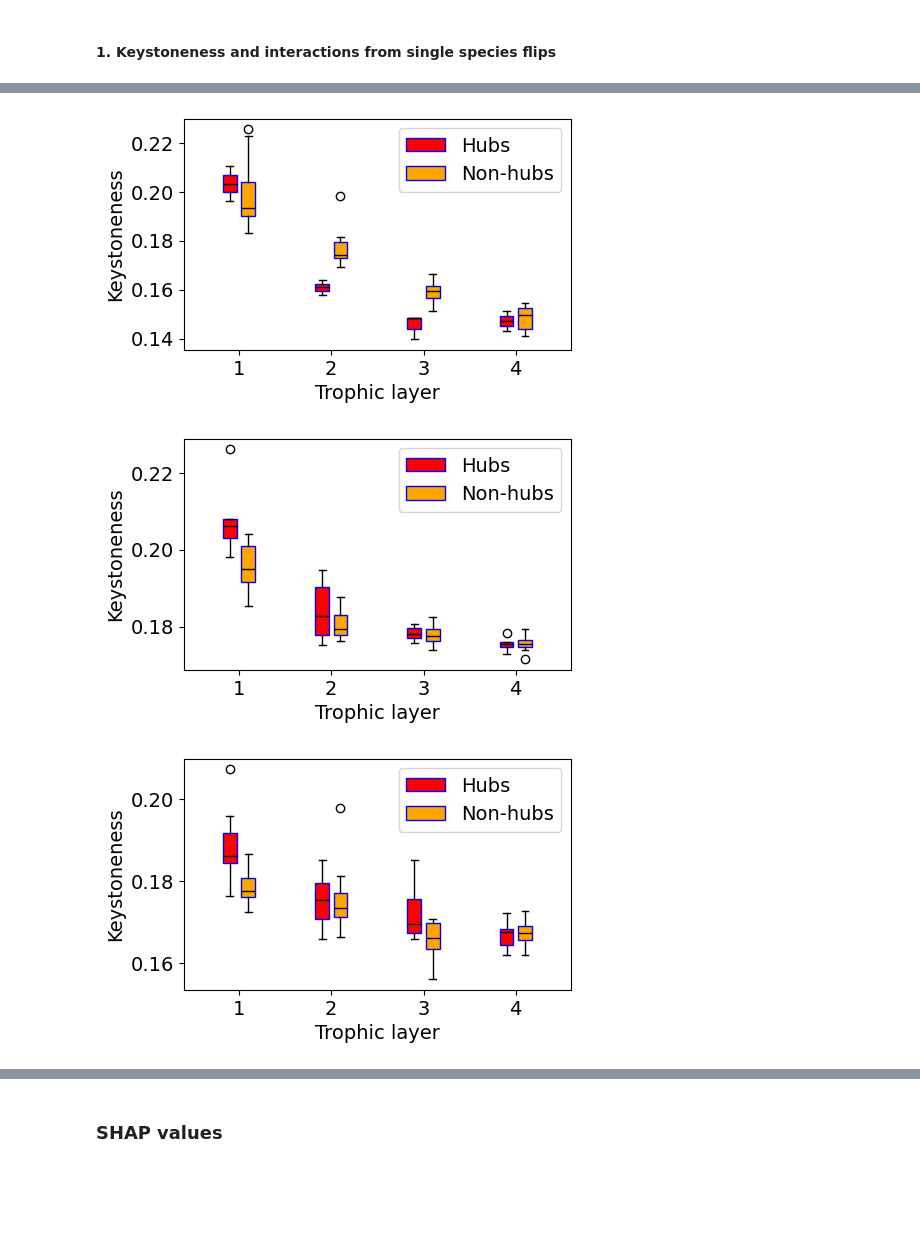
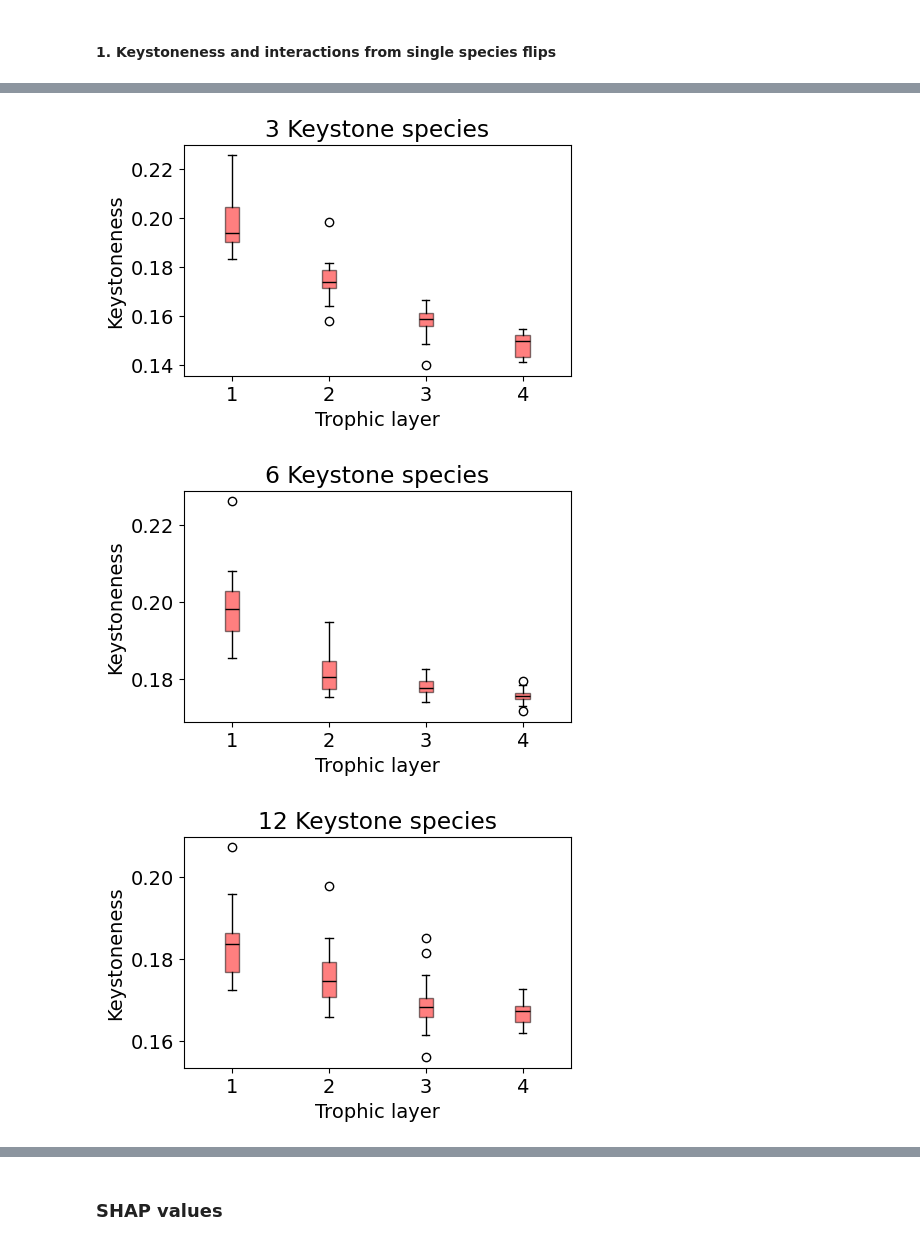
Before and after one commit to Zireae1/micro_vae, a Jupyter notebook: cell_gut_dataset_related/notebooks/synthetic_data_v4_eval.ipynb, the cells around one changed output, grey strips where cells are left out. Cells and saved outputs as stored; diff of their text form; code cells hidden in the pictures; blank space fills up the shorter version.

Commit message:
update synthetic data v4; debug invader score

```diff
--- a/cell_gut_dataset_related/notebooks/synthetic_data_v4_eval.ipynb
+++ b/cell_gut_dataset_related/notebooks/synthetic_data_v4_eval.ipynb
@@ -495,6 +601,8 @@ data = pickle.load(open("../synthetic_data/data_v4/keystone_analysis.pkl", "rb")
 all_key_interactions = data["all_key_interactions"]
 all_keystone_scores = data["all_keystone_scores"]
 all_annotations = data["all_annotations"]
+
+hubs_list = [1, 3, 6, 12, 24]
 
 for h_idx, hub in enumerate(hubs_list[1:]):
 
@@ -516,7 +624,9 @@ for h_idx, hub in enumerate(hubs_list[1:]):
     all_spcs = list(pickle.load(open(p_data, "rb")).columns)
     idxs = [i in spc_names for i in all_spcs]
     a_facil = a_facil[idxs, :][:, idxs]
+    a_facil = a_facil/a_facil.max()
     a_comp = a_comp[idxs, :][:, idxs]
+    a_comp = -a_comp/a_comp.min()
 
     handle = f"synthetic_v4_trophic_{hub}"
 
@@ -536,7 +646,7 @@ for h_idx, hub in enumerate(hubs_list[1:]):
     axs[1].set_xlabel("Species affected")
     axs[1].set_ylabel("Species removed")
     axs[1].set_title("Reconstructed")
-#     plt.savefig(f"../figures/keystoneness_i_to_j_{handle}.pdf", bbox_inches="tight")
+    plt.savefig(f"../figures/keystoneness_i_to_j_{handle}.pdf", bbox_inches="tight")
     plt.show()
 
 
@@ -558,7 +668,7 @@ for h_idx, hub in enumerate(hubs_list[1:]):
     plt.xlabel("Reconstructed")
     plt.ylabel("True")
     plt.legend()
-#     plt.savefig(f"../figures/keystoneness_i_to_j_compare1{handle}.pdf", bbox_inches="tight")
+    plt.savefig(f"../figures/keystoneness_i_to_j_compare1{handle}.pdf", bbox_inches="tight")
     plt.show()
 
 
@@ -572,7 +682,7 @@ for h_idx, hub in enumerate(hubs_list[1:]):
     axs[0].set_title("Facilitation")
     axs[1].set_xlabel("Reconstructed")
     axs[1].set_title("Competition")
-#     plt.savefig(f"../figures/keystoneness_i_to_j_compare2{handle}.pdf", bbox_inches="tight")
+    plt.savefig(f"../figures/keystoneness_i_to_j_compare2{handle}.pdf", bbox_inches="tight")
     plt.show()
 # %% [output]
 [figure]
@@ -593,6 +703,8 @@ data = pickle.load(open("../synthetic_data/data_v4/keystone_analysis.pkl", "rb")
 all_key_interactions = data["all_key_interactions"]
 all_keystone_scores = data["all_keystone_scores"]
 all_annotations = data["all_annotations"]
+
+hubs_list = [1, 3, 6, 12, 24]
 
 nl = 4
 def rank_scores(keystone_scores, hubs, spc_names):
@@ -600,52 +712,51 @@ def rank_scores(keystone_scores, hubs, spc_names):
     hubs_scores = [[] for i in range(nl)]
     non_hubs_scores = [[] for i in range(nl)]
     for key in keystone_scores:
         key_name=int(spc_names[key][1:])
         for idx, i in enumerate(layers):
             if(layers[idx]<=key_name and key_name<layers[idx+1]):
                 if(key_name % 24 < hubs):
                     hubs_scores[idx].append(keystone_scores[key])
                 else:
                     non_hubs_scores[idx].append(keystone_scores[key])
                 break
     return hubs_scores, non_hubs_scores
 
-for h_idx, hubs in enumerate(hubs_list[1:]):
-    scores = all_keystone_scores[1:][h_idx]
-    annotations = all_annotations[1:][h_idx]
+for h_idx, hubs in enumerate(hubs_list[1:4]):
+    '''
+    original keystone scores
+    '''
+    scores = all_keystone_scores[1:4][h_idx]
+
+    annotations = all_annotations[1:4][h_idx]
     spc_names, train_indices, test_indices = annotations["spcs"], annotations["train_idx"], annotations["test_idx"]
     hubs_scores, non_hubs_scores = rank_scores(scores, hubs, spc_names)
 
     x1s = []
     y1s = []
-    x2s = []
-    y2s = []
     for i in range(nl):
-        if(len(hubs_scores[i])>0):
-            x1s.append(i-0.1)
-            y1s.append(hubs_scores[i])
-        if(len(non_hubs_scores[i])>0):
-            x2s.append(i+0.1)
-            y2s.append(non_hubs_scores[i])
+        x1s.append(i)
+        y1s.append(hubs_scores[i]+non_hubs_scores[i])
 
     fig, ax = plt.subplots(figsize=(5, 3))
     box1 = ax.boxplot(y1s, positions=x1s, widths=0.15,patch_artist=True,
-                      boxprops=dict(facecolor='r', color='blue'),
+                      boxprops=dict(facecolor='r', alpha=0.5, color='k'),
                       medianprops=dict(color='black'))
-    if(len(y2s)>0):
-        box2 = ax.boxplot(y2s, positions=x2s, widths=0.15,patch_artist=True,
-                          boxprops=dict(facecolor='orange', color='blue'),
-                          medianprops=dict(color='black'))
-        handles = [box1["boxes"][0], box2["boxes"][0]]
-        labels = ['Hubs', 'Non-hubs']
-        ax.legend(handles, labels, loc='upper right')
+#     if(len(y2s)>0):
+#         box2 = ax.boxplot(y2s, positions=x2s, widths=0.15,patch_artist=True,
+#                           boxprops=dict(facecolor='orange', color='blue'),
+#                           medianprops=dict(color='black'))
+#         handles = [box1["boxes"][0], box2["boxes"][0]]
+#         labels = ['Hubs', 'Non-hubs']
+#         ax.legend(handles, labels, loc='upper right')
     ax.set_xticks([0, 1, 2, 3], [1, 2, 3, 4])
     ax.set_xlabel("Trophic layer")
     ax.set_ylabel("Keystoneness")
+    ax.set_title(f'{hubs_list[h_idx+1]} Keystone species')
     handle = f"synthetic_v4_trophic_{hubs}"
     plt.savefig(f"../figures/keystoneness_{handle}.pdf", bbox_inches="tight")
     plt.show()
 # %% [output]
-[figure, old version]
+[figure, new version]
-[figure, old version]
+[figure, new version]
-[figure, old version]
+[figure, new version]
```
Also changed, not shown: parts of 18 cells of this notebook, 1 other file.
